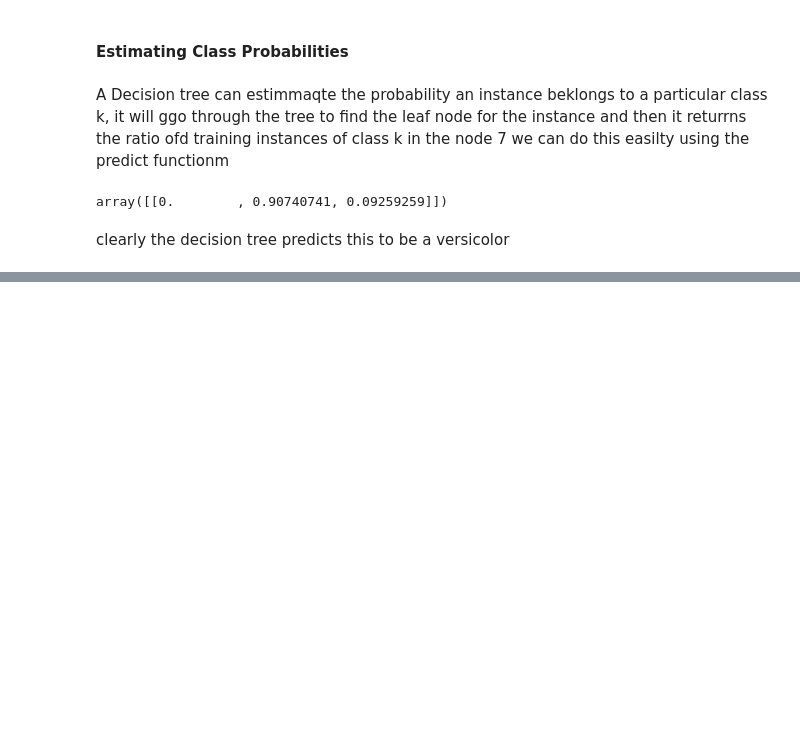
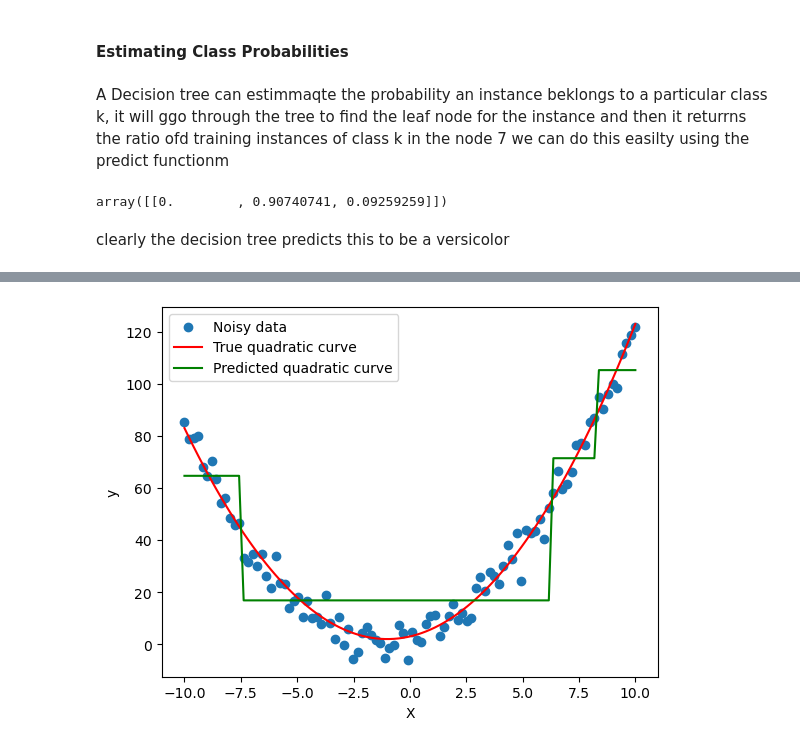
Before and after one commit to LilacOrchid/MachineLearningPractice, a Jupyter notebook: Decision Trees Theory.ipynb, the cells around one changed output, grey strips where cells are left out. Drawn from its saved outputs; the diff is of its cells as text; code cells hidden in the pictures; blank space fills up the shorter version.

```diff
--- a/Decision Trees Theory.ipynb
+++ b/Decision Trees Theory.ipynb
@@ -70,0 +154,11 @@ clearly the decision tree predicts this to be a versicolor
+# %%
+# Plot the noisy dataset
+plt.scatter(X, y_noisy, label='Noisy data')
+plt.plot(X, y_true, color='red', label='True quadratic curve')
+plt.plot(X, tree_reg.predict(X), color='green', label='Predicted quadratic curve')
+plt.xlabel('X')
+plt.ylabel('y')
+plt.legend()
+plt.show()
+# %% [output]
+[figure, added]
```
Also changed, not shown: parts of 9 cells of this notebook.
